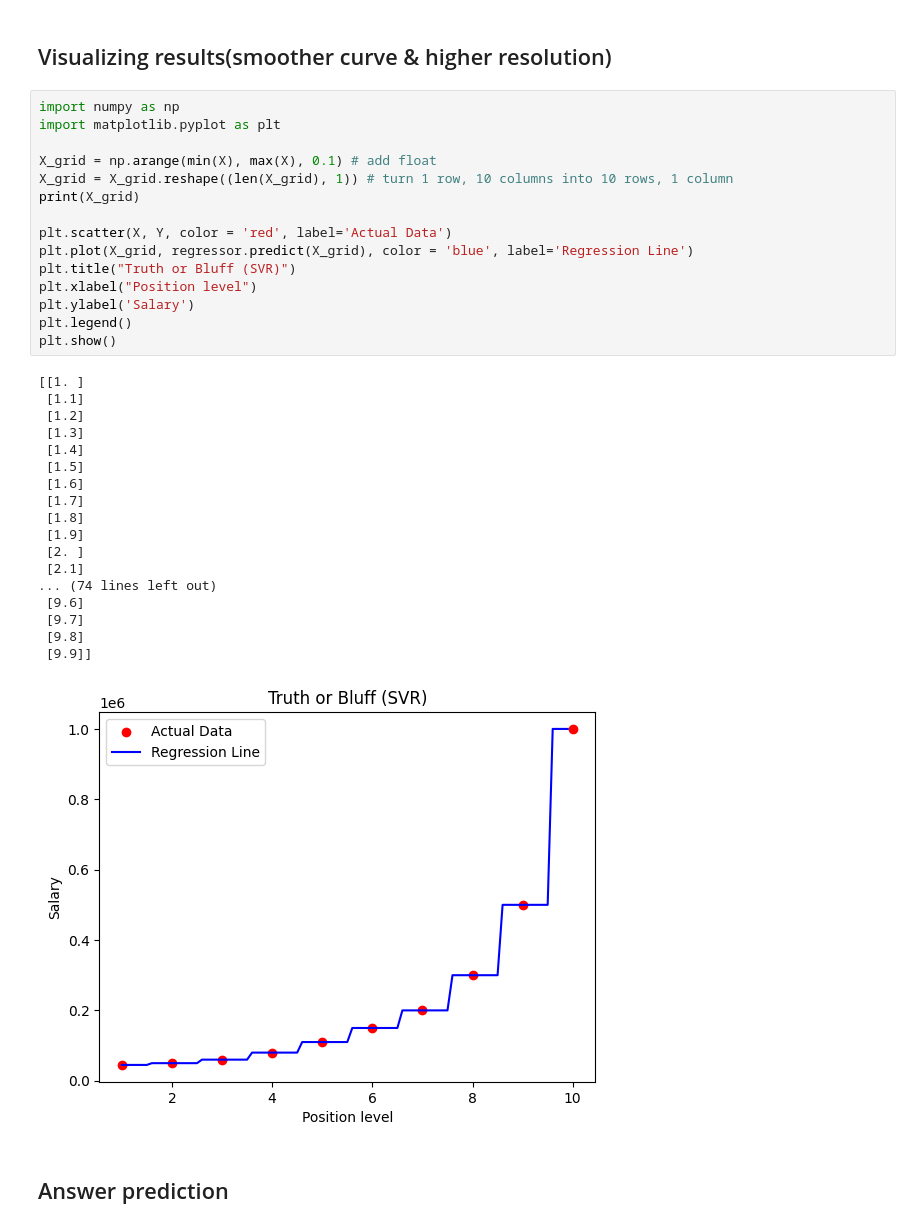
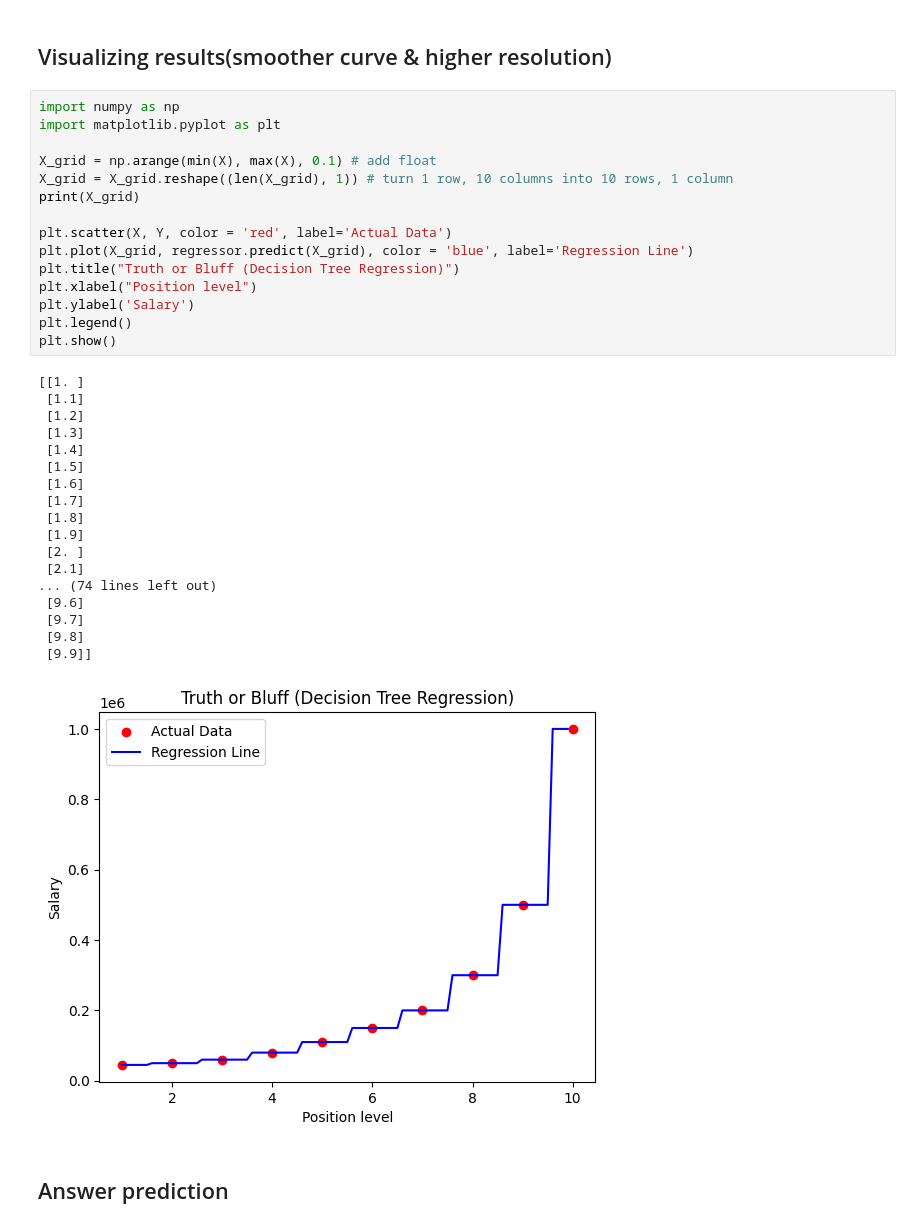
Before and after one commit to GuanRuLai/Python-Maching-Learning, a Jupyter notebook: Decision_Tree_Regression.ipynb, the cells around one changed output. Drawn from its saved outputs; the diff is of its cells as text.

```diff
--- a/Decision_Tree_Regression.ipynb
+++ b/Decision_Tree_Regression.ipynb
@@ -69,35 +69,35 @@ import numpy as np
 import matplotlib.pyplot as plt
 
 X_grid = np.arange(min(X), max(X), 0.1) # add float
 X_grid = X_grid.reshape((len(X_grid), 1)) # turn 1 row, 10 columns into 10 rows, 1 column
 print(X_grid)
 
 plt.scatter(X, Y, color = 'red', label='Actual Data')
 plt.plot(X_grid, regressor.predict(X_grid), color = 'blue', label='Regression Line')
-plt.title("Truth or Bluff (SVR)")
+plt.title("Truth or Bluff (Decision Tree Regression)")
 plt.xlabel("Position level")
 plt.ylabel('Salary')
 plt.legend()
 plt.show()
 # %% [output]
 [[1. ]
  [1.1]
  [1.2]
  [1.3]
  [1.4]
  [1.5]
  [1.6]
  [1.7]
  [1.8]
  [1.9]
  [2. ]
  [2.1]
 ... (74 lines left out)
  [9.6]
  [9.7]
  [9.8]
  [9.9]]
-[figure, old version]
+[figure, new version]
 # %% [markdown]
 ## Answer prediction
 # %%
```
